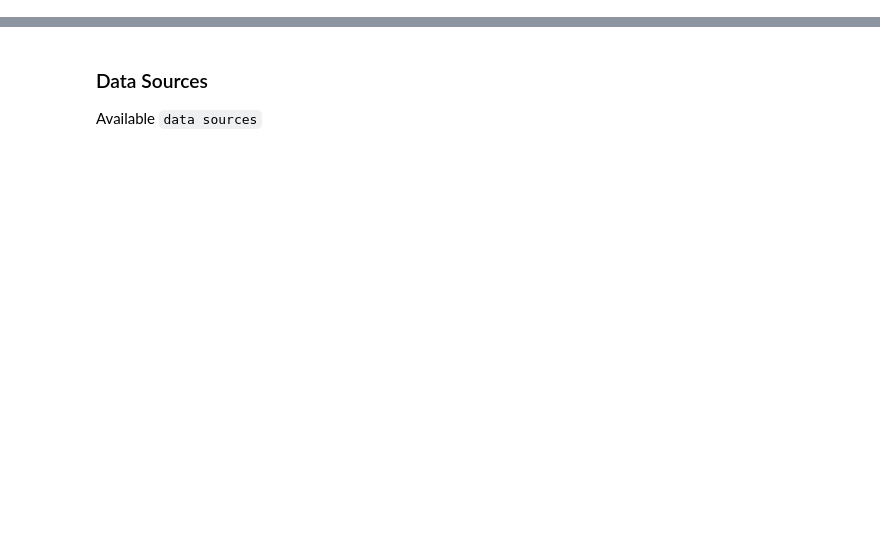
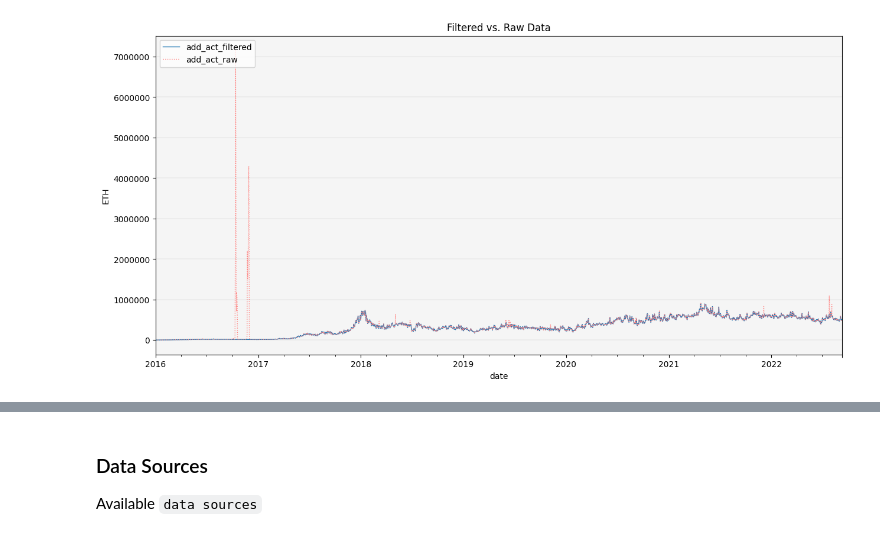
Before and after one commit to systamental/cryptodatapy, a Jupyter notebook: docs/example.ipynb, the cells around one changed output, grey strips where cells are left out. Saved outputs shown, nothing was run; the diff lists cells and outputs as text; code cells hidden in the pictures; blank space fills up the shorter version.

```diff
--- a/docs/example.ipynb
+++ b/docs/example.ipynb
@@ -31,0 +114,8 @@ Key features of the library include:
+# %%
+# filter cryptocompare data
+# show raw vs filtered plot
+CleanData(df2).filter_outliers(od_method='stl').repair_outliers(imp_method='interpolate').show_plot(plot_series=('ETH', 'add_act'))
+# save filtered df
+clean_df2 = CleanData(df2).filter_outliers(od_method='stl').repair_outliers(imp_method='interpolate').get(attr='df')
+# %% [output]
+[figure, added]
```
Also changed, not shown: parts of 59 cells of this notebook.
